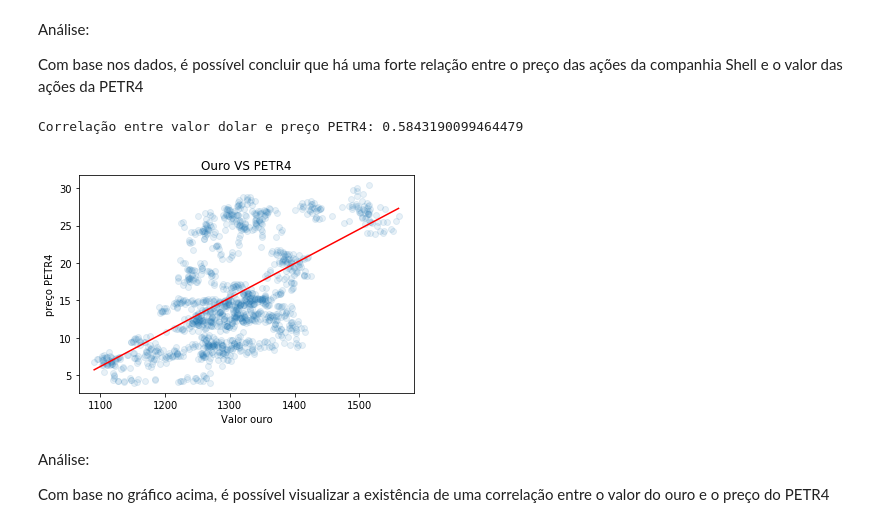
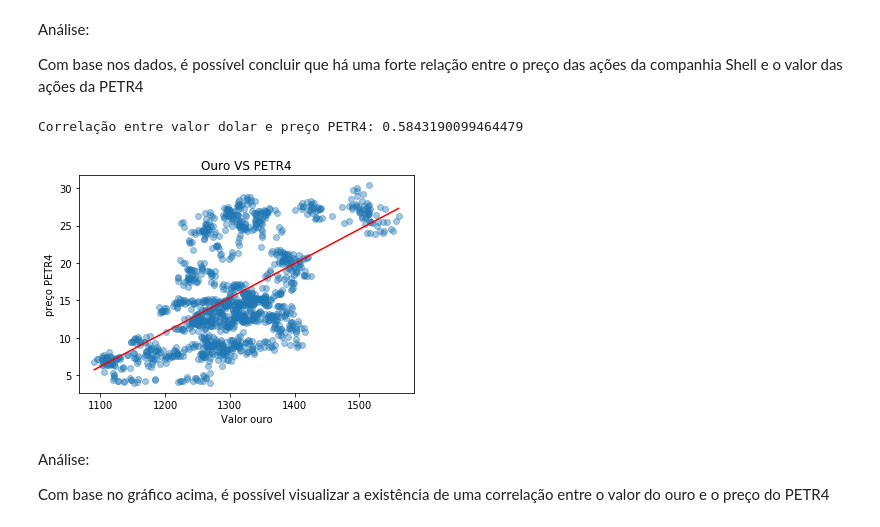
Before and after one commit to enricofd/Projeto_3_CD, a Jupyter notebook: Relatório Final.ipynb, the cells around one changed output. Drawn from its saved outputs; the diff is of its cells as text; code cells hidden in the pictures.

```diff
--- a/Relatório Final.ipynb
+++ b/Relatório Final.ipynb
@@ -225,26 +225,26 @@ Análise:
 
 Com base nos dados, é possível concluir que há uma forte relação entre o preço das ações da companhia Shell e o valor das ações da PETR4
 # %%
-plt.scatter(DADOS["Valor_GOLD"], DADOS["Valor_PETR4"], alpha = 0.1)
+plt.scatter(DADOS["Valor_GOLD"], DADOS["Valor_PETR4"], alpha = 0.4)
 plt.title('Ouro VS PETR4')
 
 c = DADOS["Valor_GOLD"].corr(DADOS["Valor_PETR4"])
 
 a = DADOS["Valor_GOLD"].cov(DADOS["Valor_PETR4"]) / DADOS["Valor_GOLD"].var()
 b = DADOS["Valor_PETR4"].mean() - a*DADOS["Valor_GOLD"].mean()
 
 plt.plot((DADOS["Valor_GOLD"].min(), DADOS["Valor_GOLD"].max()), (a*DADOS["Valor_GOLD"].min()+b, a*DADOS["Valor_GOLD"].max()+b), color='r')
 
 print('Correlação entre valor dolar e preço PETR4: {0}'.format(c))
 
 plt.xlabel('Valor ouro')
 plt.ylabel('preço PETR4')
 
 plt.plot()
 plt.show()
 # %% [output]
 Correlação entre valor dolar e preço PETR4: 0.5843190099464479
-[figure, old version]
+[figure, new version]
 # %% [markdown]
 Análise:
 
```
Also changed, not shown: parts of 4 cells of this notebook.
